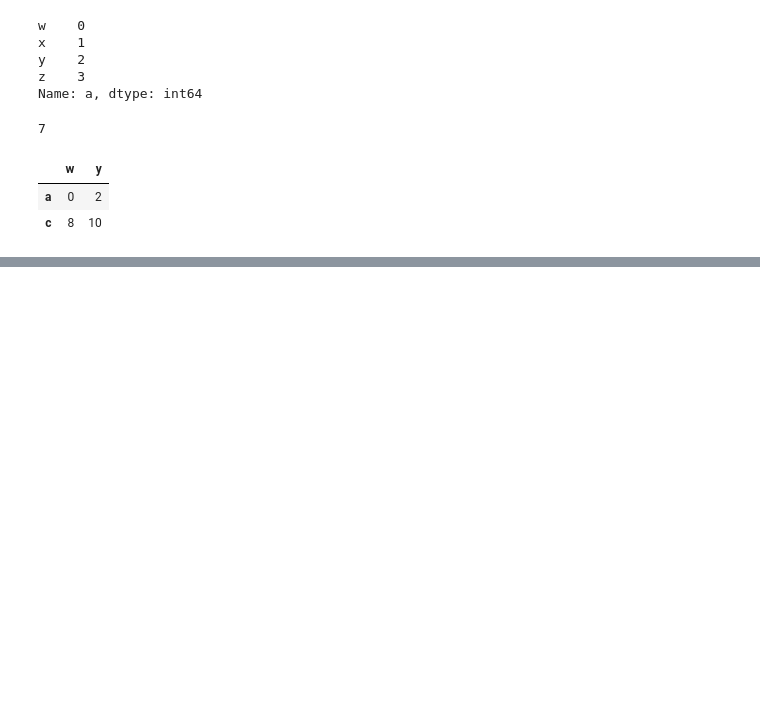
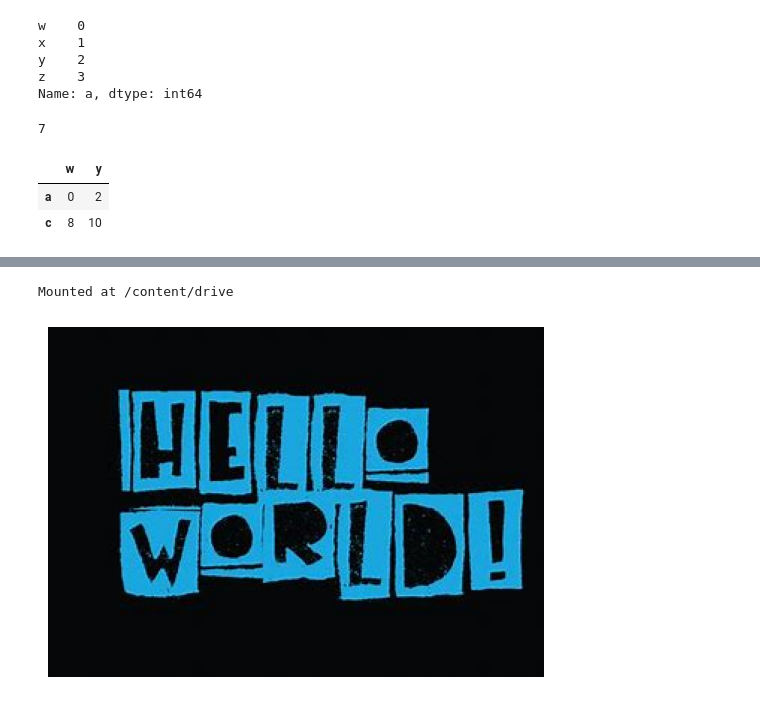
Before and after one commit to manmohangithub/FMML_PROJECT_AND_LABS, a Jupyter notebook: FMML_2023_Basics_of_Python.ipynb, the cells around one changed output, grey strips where cells are left out. Saved outputs shown, nothing was run; the diff lists cells and outputs as text; code cells hidden in the pictures; blank space fills up the shorter version.

```diff
--- a/FMML_2023_Basics_of_Python.ipynb
+++ b/FMML_2023_Basics_of_Python.ipynb
@@ -485,7 +487,30 @@ plt.show()
 # %%
 ## Question 3 : Upload an image to your google drive, Use plt.imread to read image from the google drive and then print that image using plt.imshow
 
 
 ## Answer 3 :
+# 1. Mount your Google Drive
+from google.colab import drive
+drive.mount('/content/drive')
+
+# 2. Upload an image to your Google Drive manually. You can do this via the Google Drive web interface.
+
+# 3. Read the image using plt.imread
+import matplotlib.pyplot as plt
+
+# Define the path to the uploaded image on your Google Drive
+image_path = '/content/helloworld.jpeg'  # Replace 'your_image.jpg' with the actual filename
+
+# Read the image using plt.imread
+image = plt.imread(image_path)
+
+# 4. Display the image using plt.imshow
+plt.imshow(image)
+plt.axis('off')  # Turn off axis labels and ticks
+plt.show()
+
 
 ## 1) make sure drive is loaded and then upload a test image onto your drive
+# %% [output]
+Mounted at /content/drive
+[figure, added]
```
Also changed, not shown: parts of 4 cells of this notebook.
